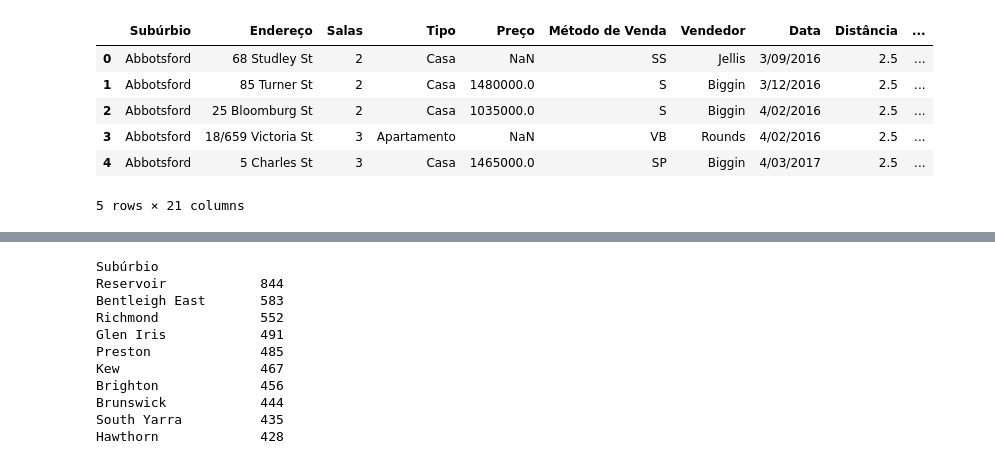
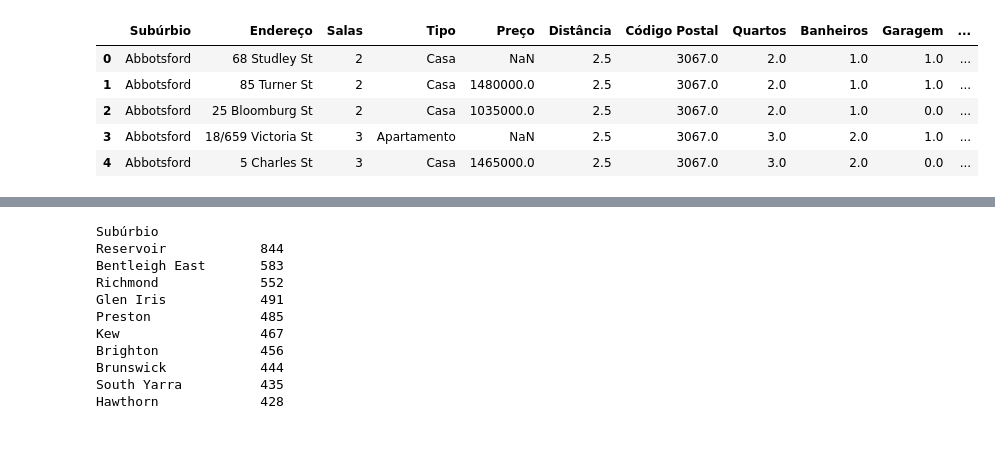
Before and after one commit to DanielFilho16/IA, a Jupyter notebook: src/dados.ipynb, the cells around one changed output, grey strips where cells are left out. Saved outputs shown, nothing was run; the diff lists cells and outputs as text; code cells hidden in the pictures.

Commit message:
novo csv com lightgbm

```diff
--- a/src/dados.ipynb
+++ b/src/dados.ipynb
@@ -1,5 +1,6 @@
 # %%
 import pandas as pd
+import lightgbm as lgb
 import xgboost as xgb
 import numpy as np
 import matplotlib.pyplot as plt
@@ -10,7 +11,7 @@ from sklearn.model_selection import GridSearchCV
 from sklearn.model_selection import RandomizedSearchCV
 
 #arquivo de dados
-df = pd.read_csv("../data/dataset.csv")
+df = pd.read_csv("dataset.csv")
 
 casas_sem_preco = df[df['Price'].isnull()].copy()
 
@@ -22,41 +23,44 @@ mapa_tipo = {
 }
 
 # renomear as colunas para português
 df.rename(columns={
     'Suburb': 'Subúrbio',
     'Address': 'Endereço',
     'Rooms': 'Salas',
     'Type': 'Tipo',
     'Price': 'Preço',
     'Method': 'Método de Venda',
     'SellerG': 'Vendedor',
     'Date': 'Data',
     'Distance': 'Distância',
     'Postcode': 'Código Postal',
     'Bedroom2': 'Quartos',
     'Bathroom': 'Banheiros',
     'Car': 'Garagem',
     'Landsize': 'Tamanho do Terreno',
     'BuildingArea': 'Área Construída',
     'YearBuilt': 'Ano de Construção',
     'CouncilArea': 'Área Administrativa',
     'Lattitude': 'Latitude',
     'Longtitude': 'Longitude',
     'Regionname': 'Nome da Região',
     'Propertycount': 'Quantidade de Imóveis na Região'
 }, inplace=True)
 
 df['Tipo'] = df['Tipo'].map(mapa_tipo)
 
-display(df.head())
+#feito para não ter que treinar toda vez que utilizar a interface
+df_para_csv = df.copy()
+df_para_csv = df_para_csv.drop(columns=['Vendedor', 'Data', 'Método de Venda', 'Área Administrativa', 'Nome da Região'])
+
+display(df_para_csv.head())
 # %% [output]
-|  | Subúrbio | Endereço | Salas | Tipo | Preço | Método de Venda | Vendedor | Data | Distância | ... |
-| 0 | Abbotsford | 68 Studley St | 2 | Casa | NaN | SS | Jellis | 3/09/2016 | 2.5 | ... |
-| 1 | Abbotsford | 85 Turner St | 2 | Casa | 1480000.0 | S | Biggin | 3/12/2016 | 2.5 | ... |
-| 2 | Abbotsford | 25 Bloomburg St | 2 | Casa | 1035000.0 | S | Biggin | 4/02/2016 | 2.5 | ... |
-| 3 | Abbotsford | 18/659 Victoria St | 3 | Apartamento | NaN | VB | Rounds | 4/02/2016 | 2.5 | ... |
-| 4 | Abbotsford | 5 Charles St | 3 | Casa | 1465000.0 | SP | Biggin | 4/03/2017 | 2.5 | ... |
+|  | Subúrbio | Endereço | Salas | Tipo | Preço | Distância | Código Postal | Quartos | Banheiros | Garagem | ... |
+| 0 | Abbotsford | 68 Studley St | 2 | Casa | NaN | 2.5 | 3067.0 | 2.0 | 1.0 | 1.0 | ... |
+| 1 | Abbotsford | 85 Turner St | 2 | Casa | 1480000.0 | 2.5 | 3067.0 | 2.0 | 1.0 | 1.0 | ... |
+| 2 | Abbotsford | 25 Bloomburg St | 2 | Casa | 1035000.0 | 2.5 | 3067.0 | 2.0 | 1.0 | 0.0 | ... |
+| 3 | Abbotsford | 18/659 Victoria St | 3 | Apartamento | NaN | 2.5 | 3067.0 | 3.0 | 2.0 | 1.0 | ... |
+| 4 | Abbotsford | 5 Charles St | 3 | Casa | 1465000.0 | 2.5 | 3067.0 | 3.0 | 2.0 | 0.0 | ... |
-5 rows × 21 columns
 # %%
 def dados_estatisticos(df):
     print("\nFormato do DataFrame (linhas, colunas):", df.shape)
```
Also changed, not shown: parts of 3 cells of this notebook, 1 other file.
